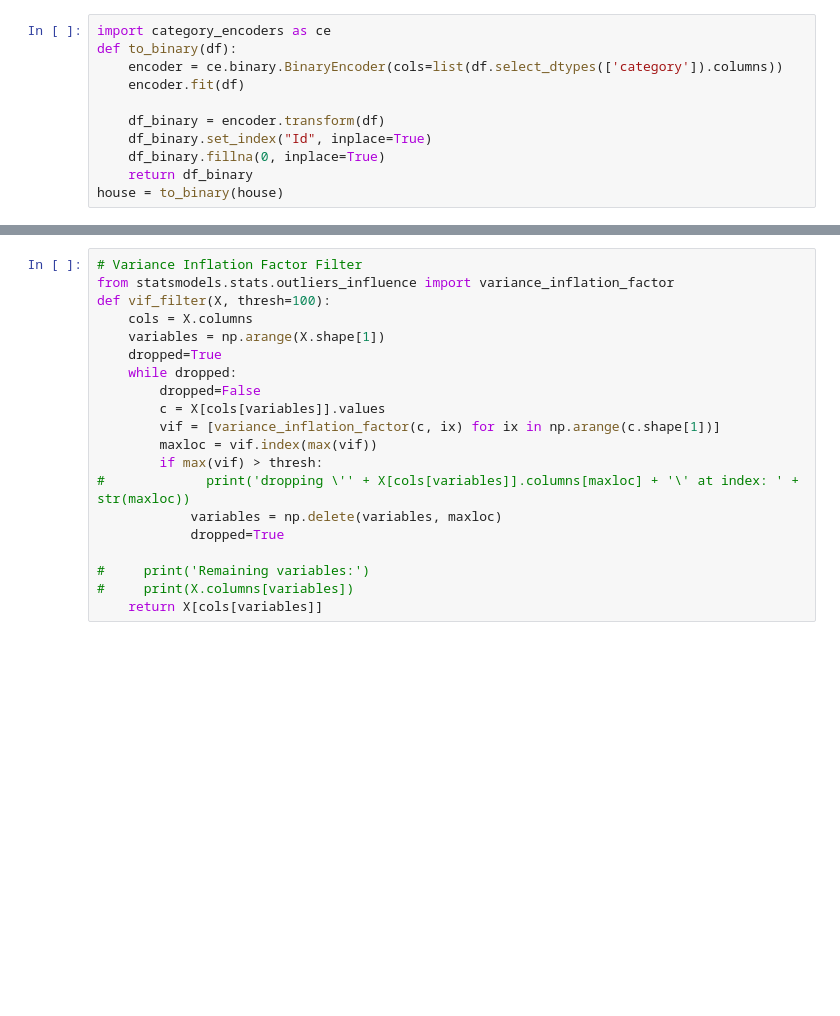
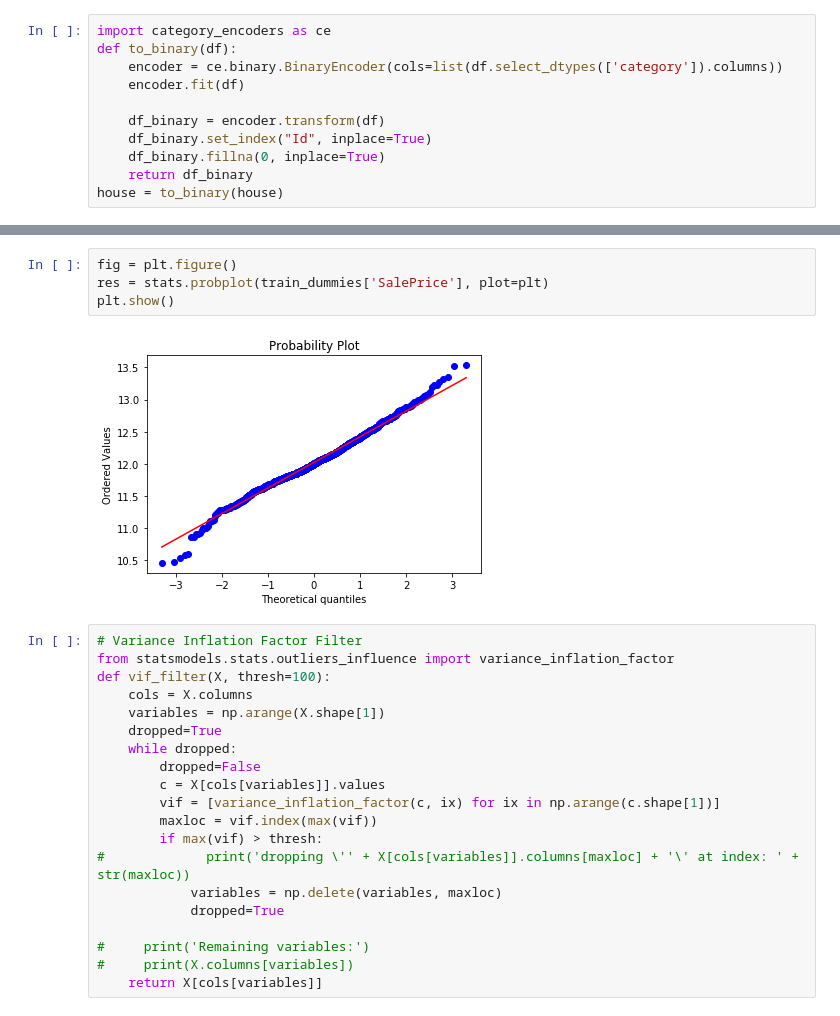
Before and after one commit to deanjgoldman/housing-ml, a Jupyter notebook: nbtools_and_EDA.ipynb, the cells around one changed output, grey strips where cells are left out. Saved outputs shown, nothing was run; the diff lists cells and outputs as text; blank space fills up the shorter version.

```diff
--- a/nbtools_and_EDA.ipynb
+++ b/nbtools_and_EDA.ipynb
@@ -262,3 +272,9 @@ regplot.set(axis_bgcolor="#A2BFF4")
+# %%
+fig = plt.figure()
+res = stats.probplot(train_dummies['SalePrice'], plot=plt)
+plt.show()
+# %% [output]
+[figure, added]
 # %%
 # Variance Inflation Factor Filter
 from statsmodels.stats.outliers_influence import variance_inflation_factor
```
Also changed, not shown: parts of 49 cells of this notebook.
